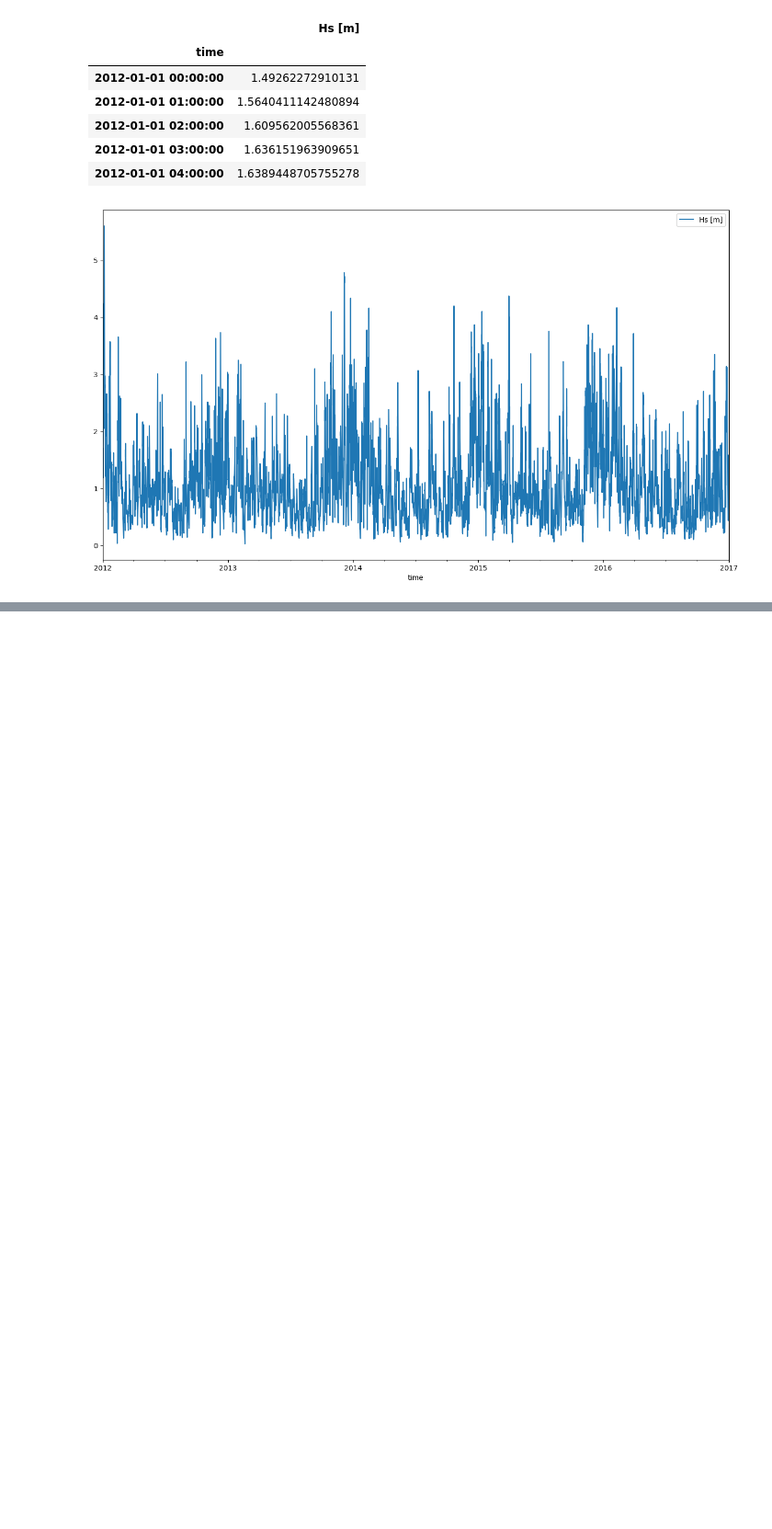
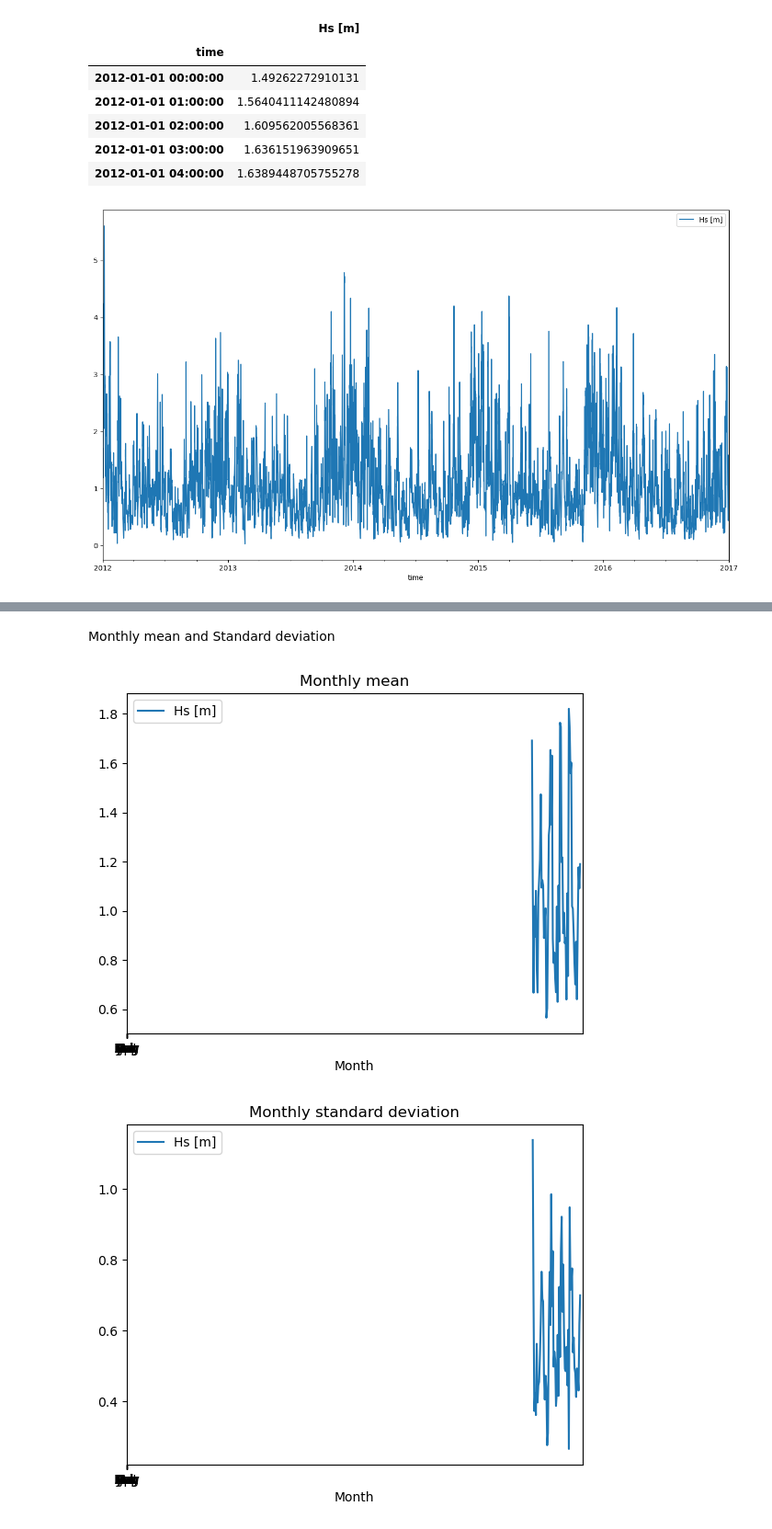
Before and after one commit to denisepierce01/Dredging, a Jupyter notebook: Dredging.ipynb, the cells around one changed output, grey strips where cells are left out. Shown: that part at 92% size. Saved outputs shown, nothing was run; the diff lists cells and outputs as text; code cells hidden in the pictures; blank space fills up the shorter version.

```diff
--- a/Dredging.ipynb
+++ b/Dredging.ipynb
@@ -32,0 +51,24 @@ eurpfm.plot(figsize=(16,9),subplots=True);
+# %% [markdown]
+Monthly mean and Standard deviation
+# %%
+mean_monthly = eurpfm.resample('M').mean()
+stddev_monthly = eurpfm.resample('M').std()
+
+months = ['Jan', 'Feb', 'Mar', 'Apr', 'May', 'Jun', 'Jul', 'Aug', 'Sep', 'Oct', 'Nov', 'Dec']
+
+plt.figure()
+plt.title('Monthly mean')
+plt.plot(mean_monthly, label = 'Hs [m]')
+plt.legend(loc = 'best')
+plt.xticks(np.linspace(0,11,12), months);
+plt.xlabel('Month')
+
+plt.figure()
+plt.title('Monthly standard deviation')
+plt.plot(stddev_monthly, label = 'Hs [m]')
+plt.legend(loc = 'best')
+plt.xticks(np.linspace(0,11,12), months);
+plt.xlabel('Month');
+# %% [output]
+[figure, added]
+[figure, added]
```
Also changed, not shown: parts of 2 cells of this notebook.
